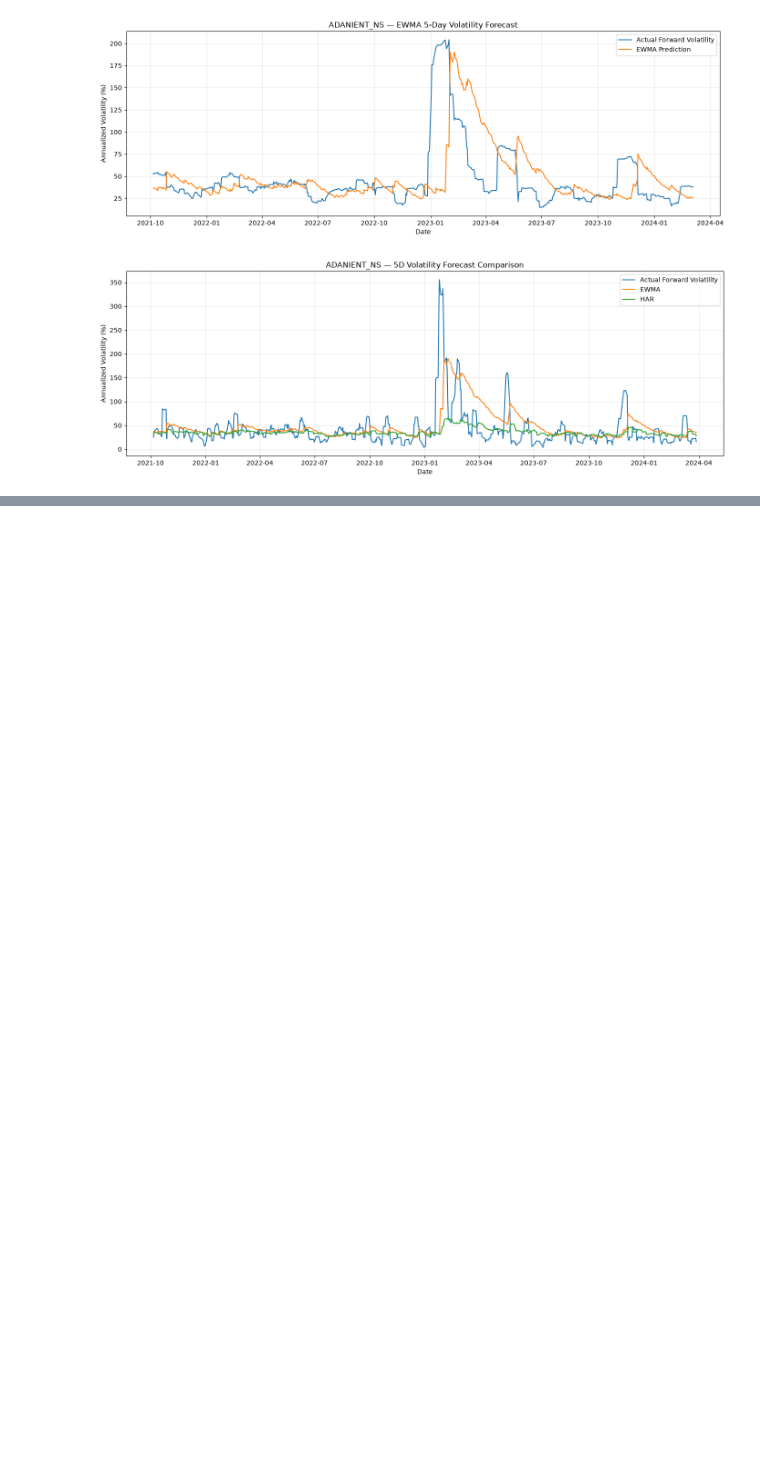
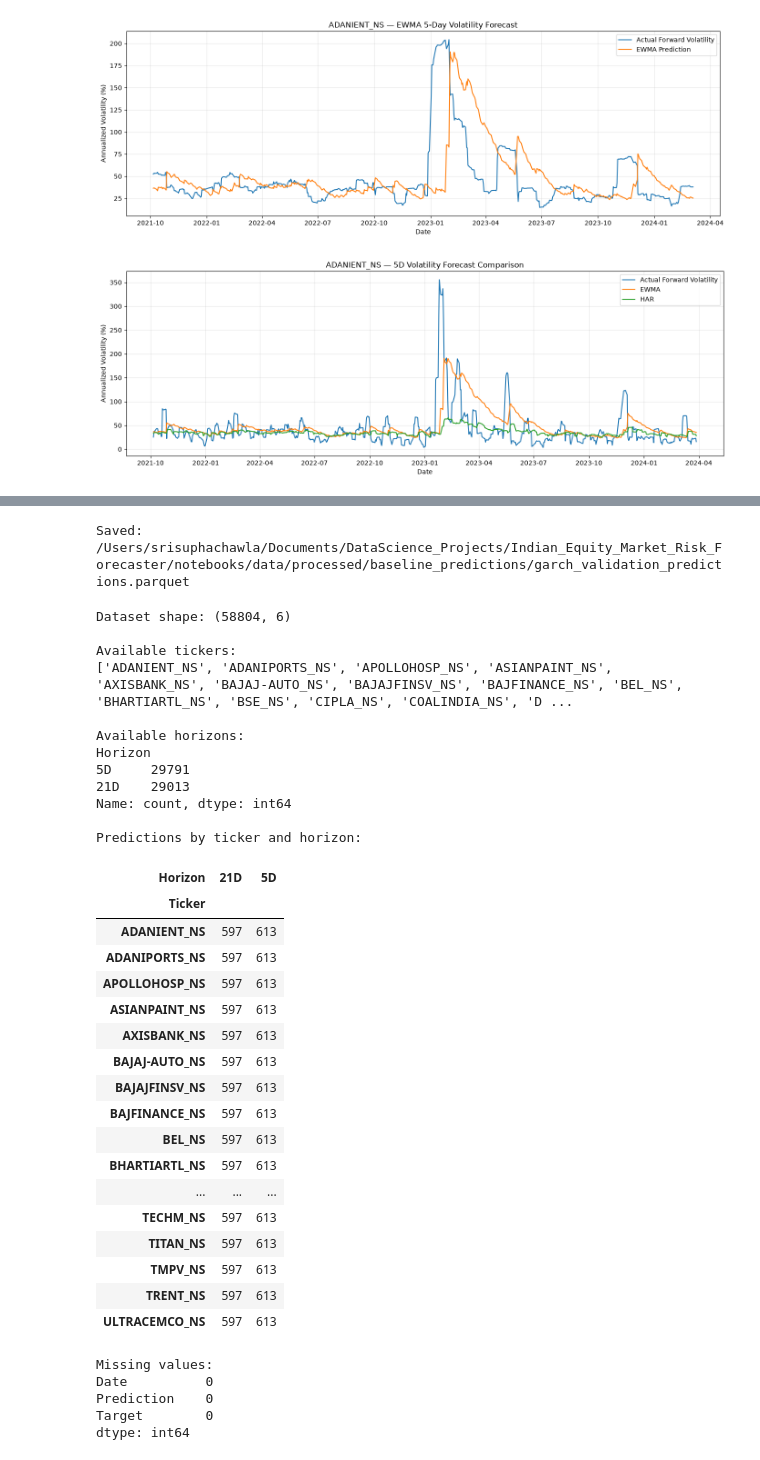
Before and after one commit to Srisupha29/DataScience_Projects, a Jupyter notebook: Indian_Equity_Market_Risk_Forecaster/notebooks/02_Volatility_Targets.ipynb, the cells around one changed output, grey strips where cells are left out. Cells and saved outputs as stored; diff of their text form; code cells hidden in the pictures; blank space fills up the shorter version.

```diff
--- a/Indian_Equity_Market_Risk_Forecaster/notebooks/02_Volatility_Targets.ipynb
+++ b/Indian_Equity_Market_Risk_Forecaster/notebooks/02_Volatility_Targets.ipynb
@@ -1790,0 +1970,69 @@ plt.show()
+# %%
+garch_path = OUTPUT_DIR / "garch_validation_predictions.parquet"
+
+garch_validation.to_parquet(
+    garch_path,
+    index=False
+)
+
+print(f"Saved: {garch_path}")
+# %% [output]
+Saved: /Users/srisuphachawla/Documents/DataScience_Projects/Indian_Equity_Market_Risk_Forecaster/notebooks/data/processed/baseline_predictions/garch_validation_predictions.parquet
+# %%
+print("Dataset shape:", garch_validation.shape)
+
+print("\nAvailable tickers:")
+print(sorted(garch_validation["Ticker"].unique()))
+
+print("\nAvailable horizons:")
+print(garch_validation["Horizon"].value_counts())
+
+print("\nPredictions by ticker and horizon:")
+display(
+    garch_validation.groupby(
+        ["Ticker", "Horizon"]
+    ).size().unstack(fill_value=0)
+)
+
+print("\nMissing values:")
+print(
+    garch_validation[
+        ["Date", "Prediction", "Target"]
+    ].isna().sum()
+)
+# %% [output]
+Dataset shape: (58804, 6)
+
+Available tickers:
+['ADANIENT_NS', 'ADANIPORTS_NS', 'APOLLOHOSP_NS', 'ASIANPAINT_NS', 'AXISBANK_NS', 'BAJAJ-AUTO_NS', 'BAJAJFINSV_NS', 'BAJFINANCE_NS', 'BEL_NS', 'BHARTIARTL_NS', 'BSE_NS', 'CIPLA_NS', 'COALINDIA_NS', 'D ...
+
+Available horizons:
+Horizon
+5D     29791
+21D    29013
+Name: count, dtype: int64
+
+Predictions by ticker and horizon:
+| Horizon | 21D | 5D |
+| Ticker |  |  |
+| ADANIENT_NS | 597 | 613 |
+| ADANIPORTS_NS | 597 | 613 |
+| APOLLOHOSP_NS | 597 | 613 |
+| ASIANPAINT_NS | 597 | 613 |
+| AXISBANK_NS | 597 | 613 |
+| BAJAJ-AUTO_NS | 597 | 613 |
+| BAJAJFINSV_NS | 597 | 613 |
+| BAJFINANCE_NS | 597 | 613 |
+| BEL_NS | 597 | 613 |
+| BHARTIARTL_NS | 597 | 613 |
+| ... | ... | ... |
+| TECHM_NS | 597 | 613 |
+| TITAN_NS | 597 | 613 |
+| TMPV_NS | 597 | 613 |
+| TRENT_NS | 597 | 613 |
+| ULTRACEMCO_NS | 597 | 613 |
+Missing values:
+Date          0
+Prediction    0
+Target        0
+dtype: int64
```
Also changed, not shown: parts of 8 cells of this notebook.
